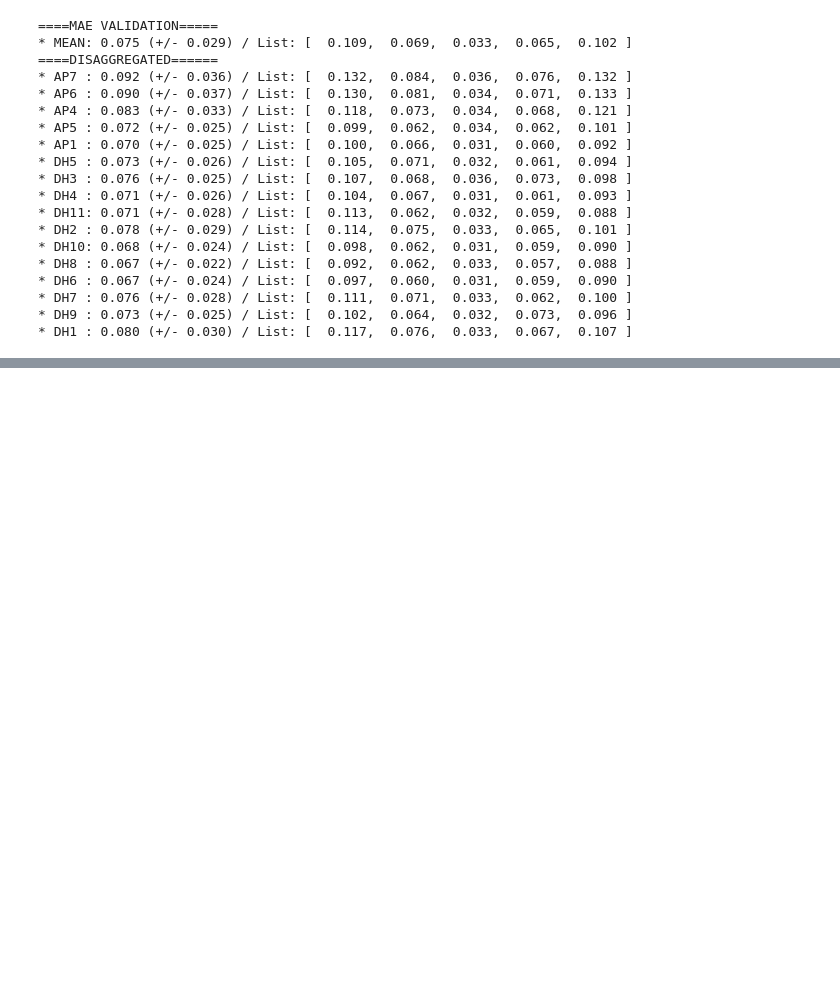
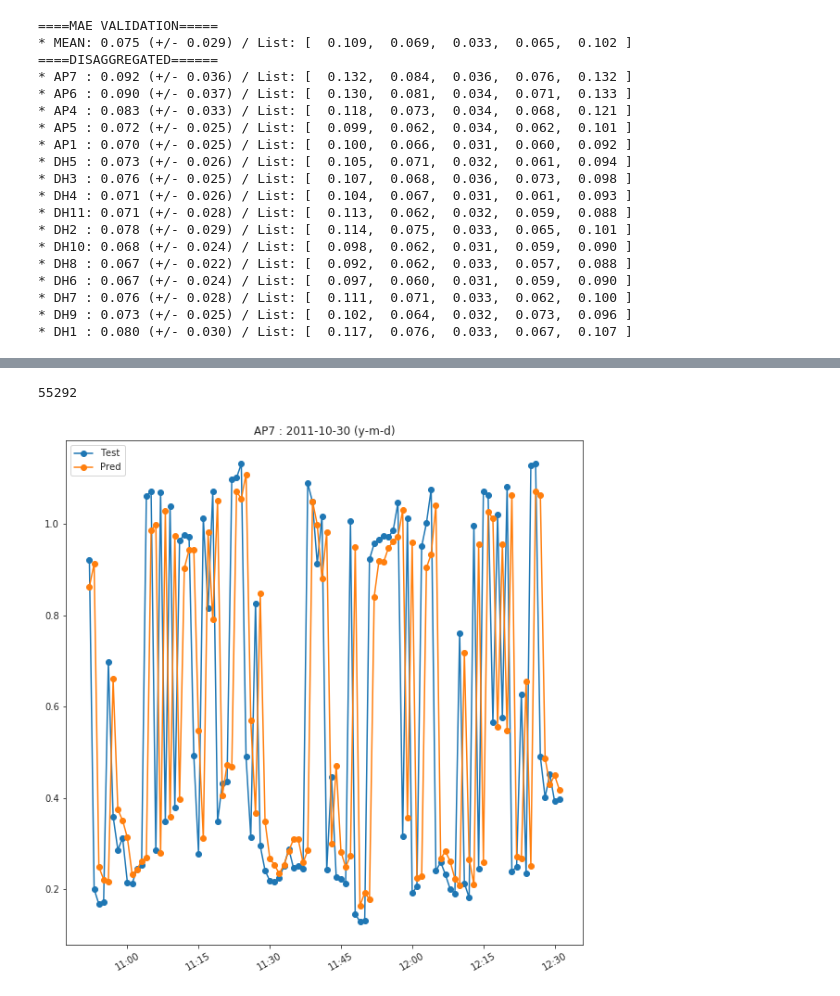
Before and after one commit to albertotb/solar, a Jupyter notebook: notebooks/train_model-Conv2D_Clearsky.ipynb, the cells around one changed output, grey strips where cells are left out. Drawn from its saved outputs; the diff is of its cells as text; code cells hidden in the pictures; blank space fills up the shorter version.

Commit message:
update conv

```diff
--- a/notebooks/train_model-Conv2D_Clearsky.ipynb
+++ b/notebooks/train_model-Conv2D_Clearsky.ipynb
@@ -370,0 +925,6 @@ print_mae_sensors(mae_val_list,longs_np)
+# %%
+model = train_on_test(df_train,chosen_times,
+                             to_array_cov2d,
+                             make_model_all_conv2d,
+                             epochs=120,
+                             verbose=2)
@@ -370,0 +952,30 @@ print_mae_sensors(mae_val_list,longs_np)
+# %%
+X_test, y_test = to_array_cov2d(df_test)
+y_pred = model.predict(X_test)
+# %% [output]
+55292
+# %%
+from matplotlib.dates import DateFormatter
+from datetime import datetime
+import pytz
+
+sensor_idx = 0
+idx_0 = 54292
+idx_f = idx_0 + 100
+
+day = str(df_test.index[idx_0]).split(' ')[0]
+
+fig, ax = plt.subplots(figsize=(10,10))
+# plt.figure(figsize=(10,10))
+plt.title(longs_np[sensor_idx]+' : '+day+' (y-m-d)')
+
+plt.plot_date(df_test[idx_0:idx_f].index,y_test[idx_0:idx_f,sensor_idx],label='Test',fmt='-o')
+plt.plot_date(df_test[idx_0:idx_f].index,y_pred[idx_0:idx_f,sensor_idx],label='Pred',fmt='-o')
+# ax.xaxis.set_major_locator(loc)
+formatter = DateFormatter('%H:%M',tz = pytz.timezone('HST'))
+ax.xaxis.set_major_formatter(formatter)
+ax.xaxis.set_tick_params(rotation=30, labelsize=10)
+plt.legend()
+plt.show()
+# %% [output]
+[figure, added]
```
Also changed, not shown: parts of 17 cells of this notebook, 1 other file.
